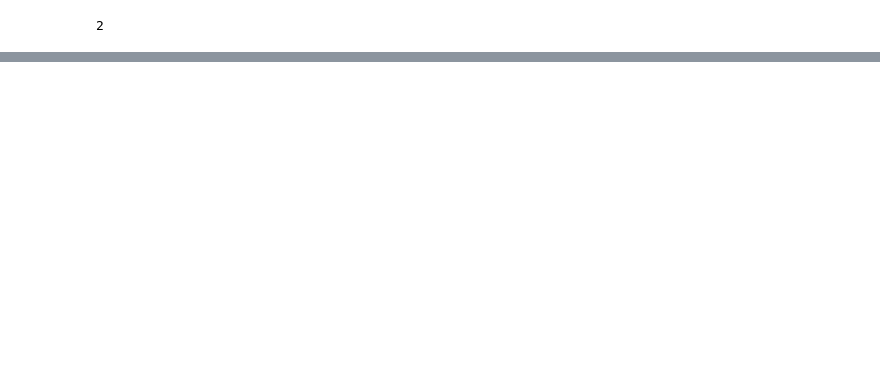
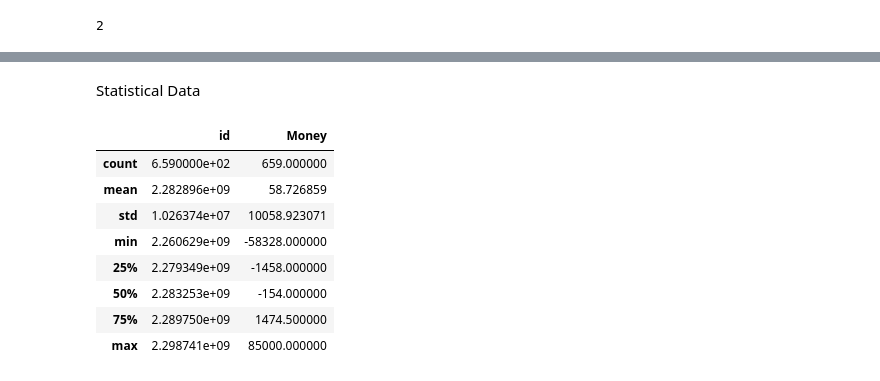
Before and after one commit to litlife8582/Pandas, a Jupyter notebook: Pandas.ipynb, the cells around one changed output, grey strips where cells are left out. Drawn from its saved outputs; the diff is of its cells as text; code cells hidden in the pictures; blank space fills up the shorter version.

```diff
--- a/Pandas.ipynb
+++ b/Pandas.ipynb
@@ -226,0 +203,14 @@ my_df3.ndim
+# %% [markdown]
+Statistical Data
+# %%
+my_df3.describe()
+# %% [output]
+|  | id | Money |
+| count | 6.590000e+02 | 659.000000 |
+| mean | 2.282896e+09 | 58.726859 |
+| std | 1.026374e+07 | 10058.923071 |
+| min | 2.260629e+09 | -58328.000000 |
+| 25% | 2.279349e+09 | -1458.000000 |
+| 50% | 2.283253e+09 | -154.000000 |
+| 75% | 2.289750e+09 | 1474.500000 |
+| max | 2.298741e+09 | 85000.000000 |
```
Also changed, not shown: parts of 22 cells of this notebook.
